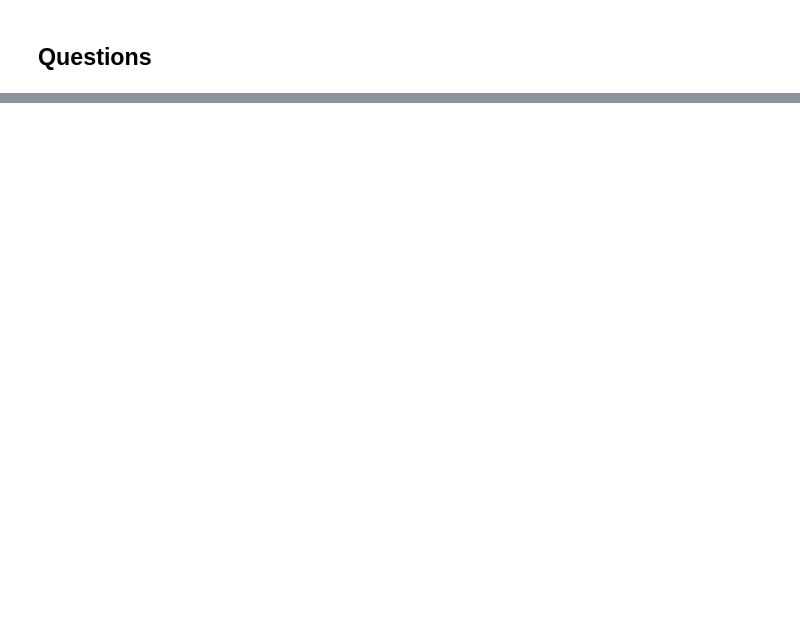
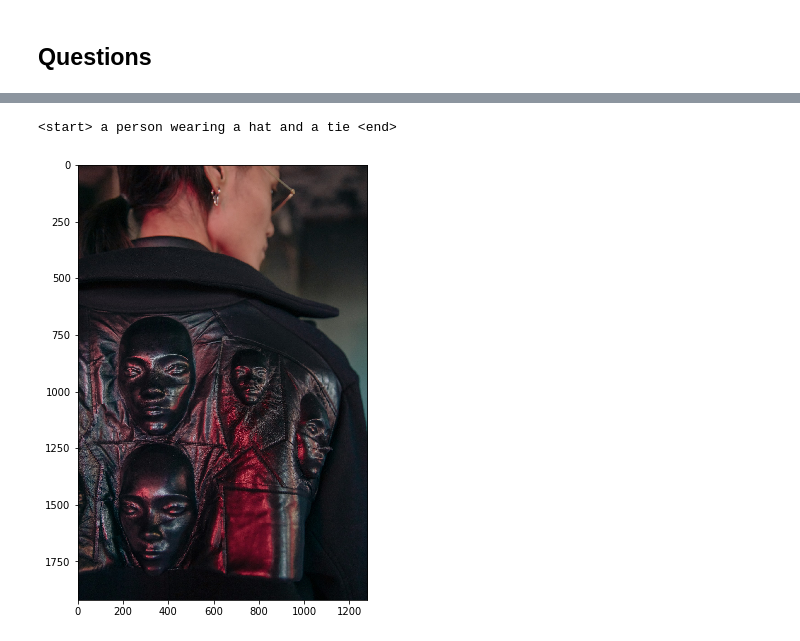
Before and after one commit to giladkatz10/Deep-Learning-and-Image-Understanding-3598-2023, a Jupyter notebook: hw4/HW4_ID.ipynb, the cells around one changed output, grey strips where cells are left out. Saved outputs shown, nothing was run; the diff lists cells and outputs as text; code cells hidden in the pictures; blank space fills up the shorter version.

```diff
--- a/hw4/HW4_ID.ipynb
+++ b/hw4/HW4_ID.ipynb
@@ -621,0 +633,29 @@ We encourage you to test it on different images (jpg).
+# %%
+def image_caption(path):
+    image_path = os.path.join('data', path)
+    image = load_image(image_path, transform)
+    image_tensor = image.to(device)
+
+    # Generate an caption from the image
+    feature = conv(image_tensor)
+    sampled_ids = lstm.sample(feature)
+    sampled_ids = sampled_ids[0].cpu().numpy()
+
+    # Convert word_ids to words
+    sampled_caption = []
+    for word_id in sampled_ids:
+        word = vocab.idx2word[word_id]
+        sampled_caption.append(word)
+        if word == '<end>':
+            break
+    sentence = ' '.join(sampled_caption)
+
+    # Print out the image and the generated caption
+    print(sentence)
+    image = Image.open(image_path)
+    plt.imshow(np.asarray(image))
+# %%
+image_caption("pic1.jpg")
+# %% [output]
+<start> a person wearing a hat and a tie <end>
+[figure, added]
```
Also changed, not shown: parts of 14 cells of this notebook, 6 other files.
